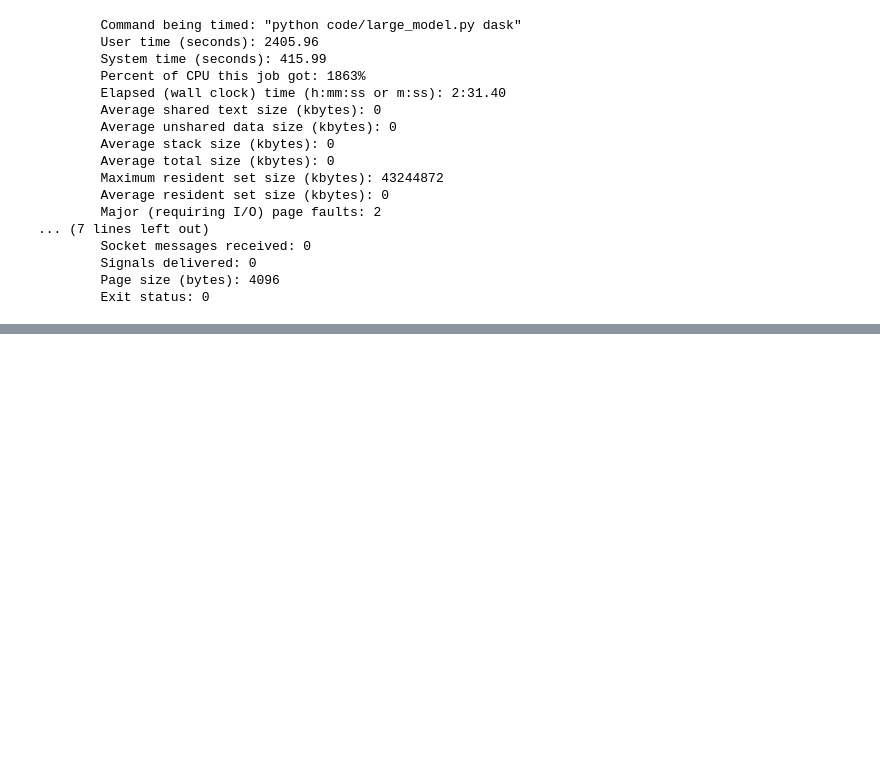
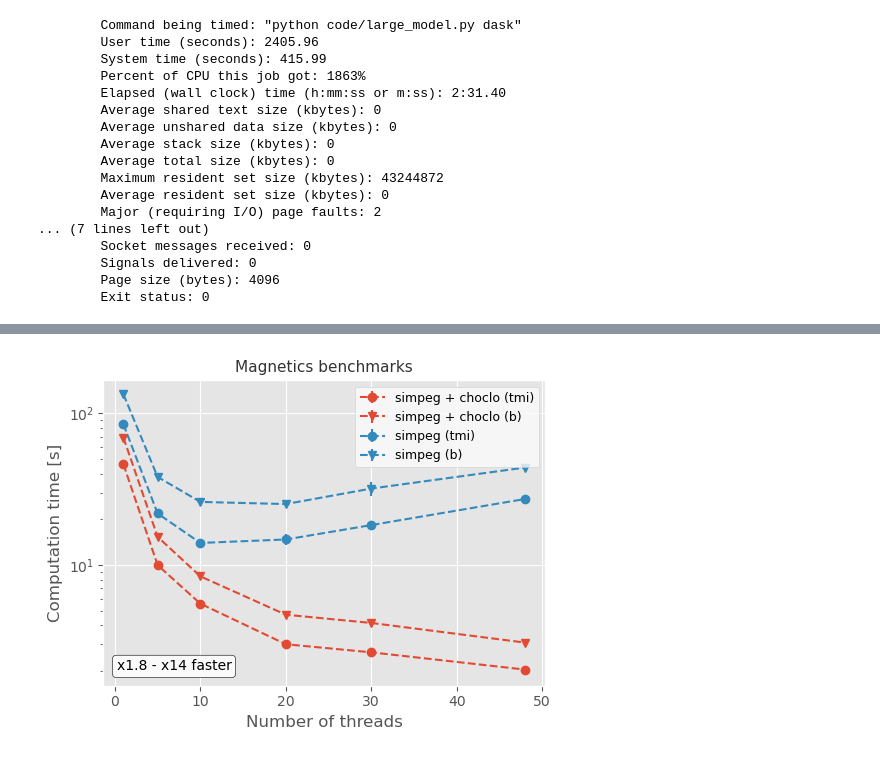
Before and after one commit to santisoler/simpeg-benchmarks-magnetic, a Jupyter notebook: code/figures.ipynb, the cells around one changed output, grey strips where cells are left out. Cells and saved outputs as stored; diff of their text form; code cells hidden in the pictures; blank space fills up the shorter version.

```diff
--- a/code/figures.ipynb
+++ b/code/figures.ipynb
@@ -802,0 +874,54 @@ df
+# %%
+forward_only = False
+
+title = "Magnetics benchmarks"
+
+colors = ["C0", "C1", "C2", "C3"]
+markers = ["o", "v"]
+
+fig = plt.figure(figsize=(4 * 4/3, 4))
+
+for color, engine in zip(colors, threads.engine.values):
+    for marker, field in zip(markers, threads.field.values):
+        tmp = threads.sel(engine=engine, field=field, forward_only=forward_only)
+        label = get_simpler_label(engine, field)
+        plt.errorbar(
+            tmp.threads,
+            tmp.times,
+            yerr=tmp.times_std,
+            label=label,
+            marker=marker,
+            color=color,
+            linestyle="dashed",
+        )
+
+# Compute ratii
+ratii = (
+    threads.times.sel(engine="geoana", forward_only=forward_only)
+    / threads.times.sel(engine="choclo", forward_only=forward_only)
+)
+text = get_ratii_text(ratii)
+plt.annotate(
+    text,
+    (0.03, 0.05),
+    xycoords="axes fraction",
+    bbox=dict(boxstyle="round", fc="#fafafa", ec="#2e2e2e", alpha=1),
+    ha="left",
+)
+
+plt.yscale("log")
+plt.xlabel("Number of threads")
+plt.ylabel("Computation time [s]")
+plt.title(title)
+plt.legend()
+
+plt.tight_layout()
+
+for format in ("pdf", "png"):
+    plt.savefig(
+        figs_dir/ f"benchmark_mag_scalar_threads.{format}",
+        dpi=300,
+    )
+plt.show()
+# %% [output]
+[figure, added]
```
Also changed, not shown: parts of 7 cells of this notebook.
